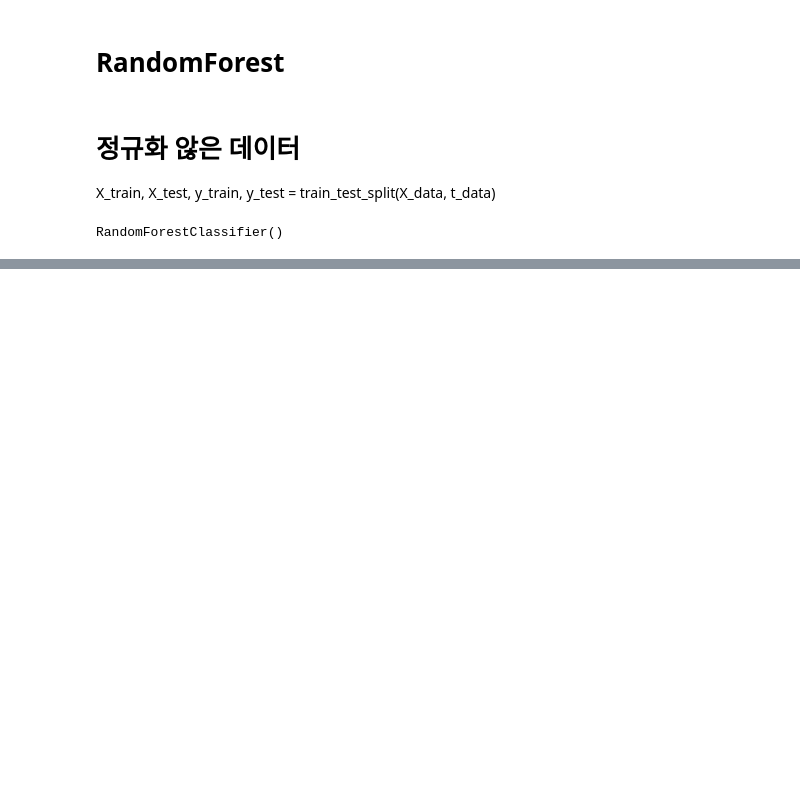
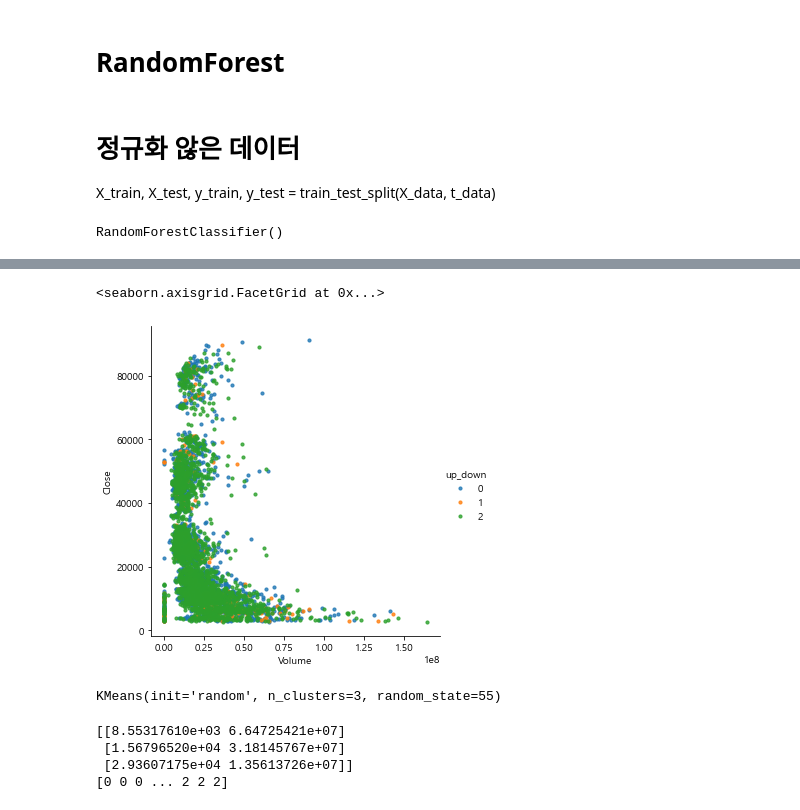
Before and after one commit to duffls/aiCourse, a Jupyter notebook: finance.ipynb, the cells around one changed output, grey strips where cells are left out. Drawn from its saved outputs; the diff is of its cells as text; code cells hidden in the pictures; blank space fills up the shorter version.

```diff
--- a/finance.ipynb
+++ b/finance.ipynb
@@ -819,0 +796,23 @@ feature 중요도: [0.15047631 0.13210701 0.16554519 0.16554878 0.38632271]
+# %%
+X_data = data[:-1][:]
+y_data = pd.DataFrame(data['Close'][1:])
+y_data.index = y_data.index-1
+
+# target_data 에 금일 종가, 거래량, 다음날 종가를 넣는다
+t_data = X_data[['Close', 'Volume']]
+t_data['n_close'] = y_data
+
+def up_down(cp, ncp):
+    if cp > ncp:
+        return 0
+    elif cp == ncp:
+        return 1
+    else:
+        return 2
+
+# t_data.up_down 에 금일 종가와 익일 종가 비교 0: 하락, 1:= 2:상승을 넣은 target data를 만들고
+# 금일, 익일 종가 drop, 타입을 int로 변경
+t_data['up_down'] = t_data.apply( lambda row: up_down(row['Close'], row['n_close']), axis=1 )
+t_data = t_data.astype('int')
+
+t_data
@@ -819,0 +842,13 @@ feature 중요도: [0.15047631 0.13210701 0.16554519 0.16554878 0.38632271]
+# %%
+sns.lmplot('Volume', 'Close', data=t_data, hue='up_down', fit_reg=False, scatter_kws={"s": 10})
+# %% [output]
+<seaborn.axisgrid.FacetGrid at 0x...>
+[figure, added]
+# %%
+from sklearn.cluster import KMeans
+fit_cols = ['Close', 'Volume']
+
+model_km = KMeans(n_clusters=3, init='random', random_state=55)
+model_km.fit(t_data[fit_cols])
+# %% [output]
+KMeans(init='random', n_clusters=3, random_state=55)
@@ -819,0 +857,8 @@ feature 중요도: [0.15047631 0.13210701 0.16554519 0.16554878 0.38632271]
+# %%
+print(model_km.cluster_centers_)
+print(model_km.labels_)
+# %% [output]
+[[8.55317610e+03 6.64725421e+07]
+ [1.56796520e+04 3.18145767e+07]
+ [2.93607175e+04 1.35613726e+07]]
+[0 0 0 ... 2 2 2]
```
Also changed, not shown: parts of 38 cells of this notebook.
